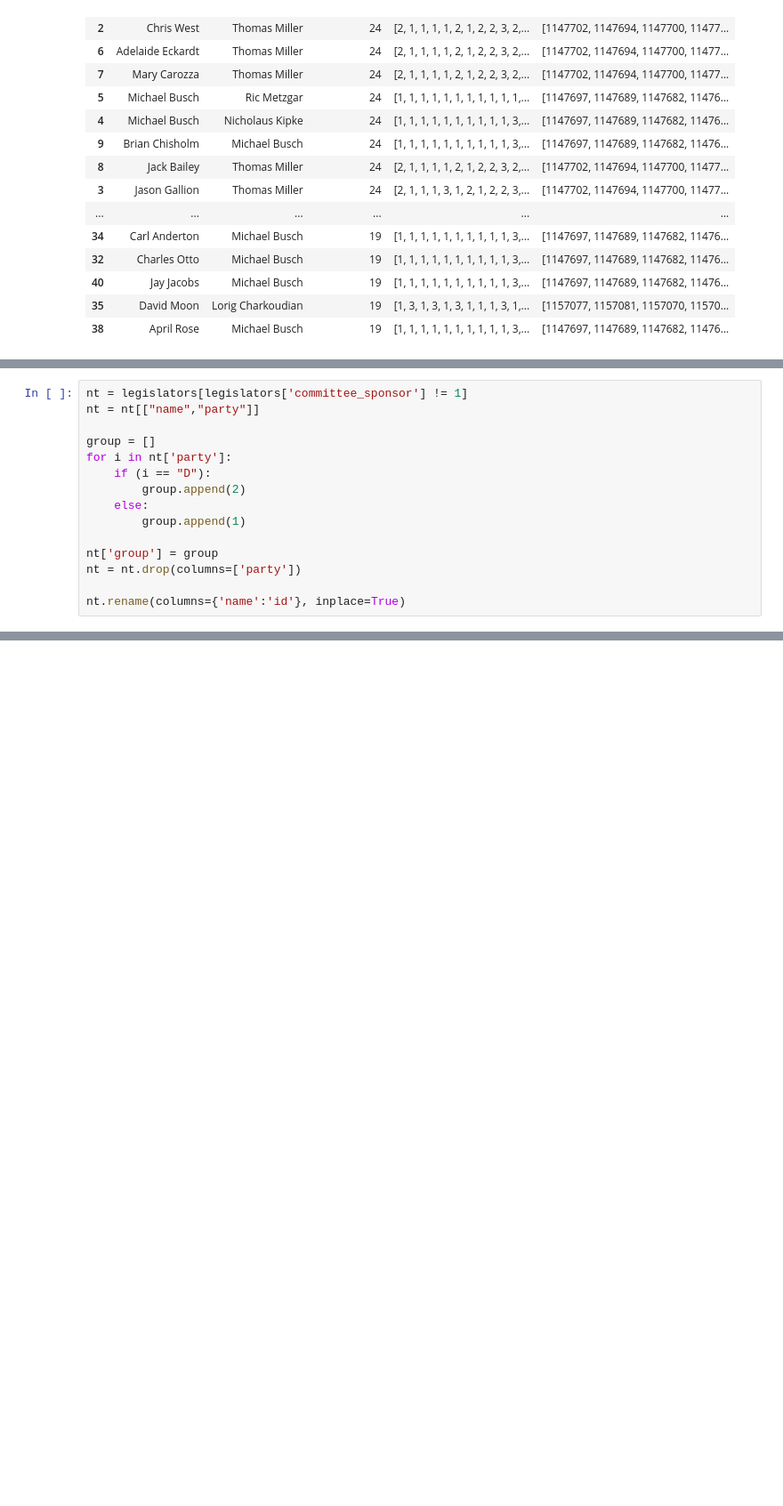
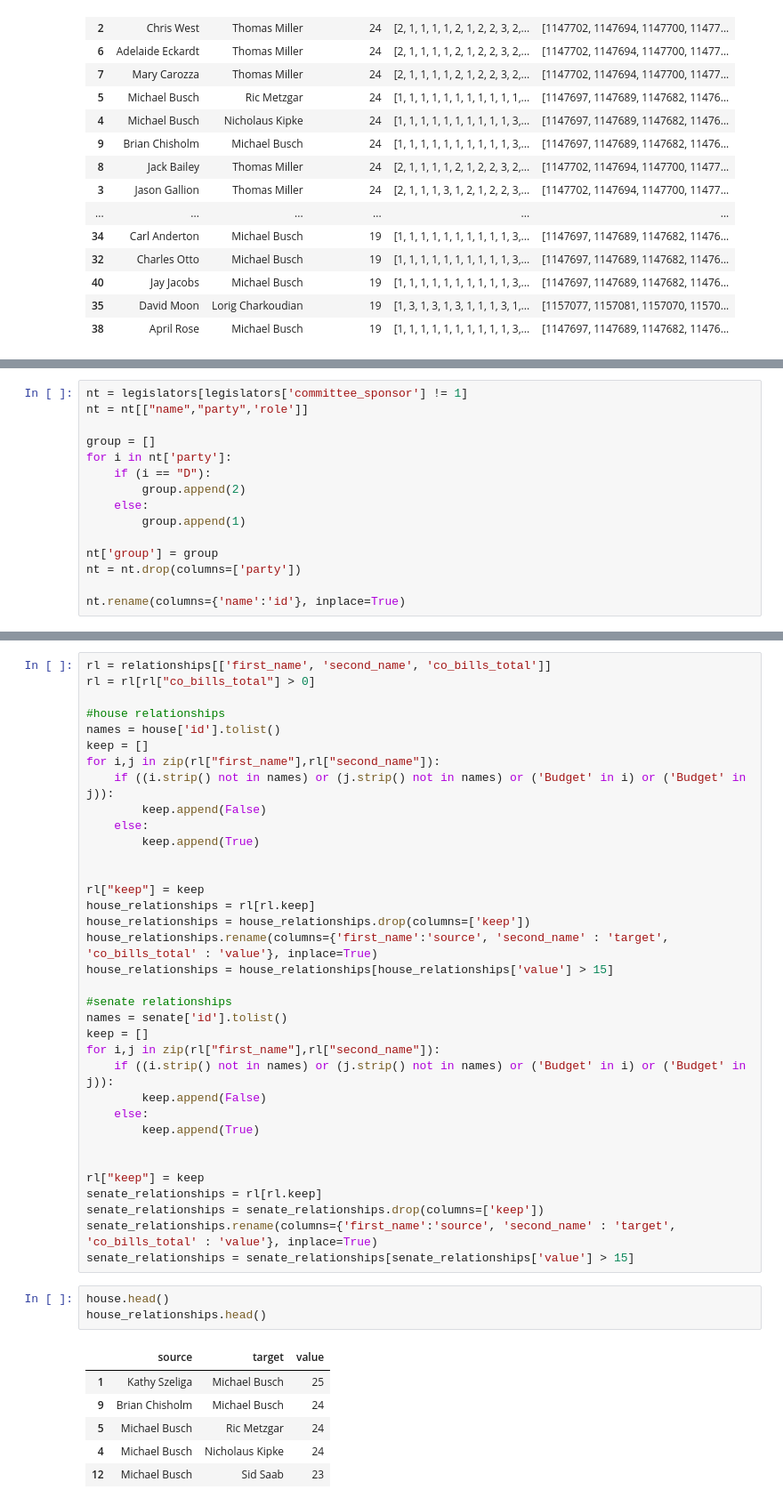
Before and after one commit to Capital-News-Service/maryland-bills-analysis, a Jupyter notebook: Analysis.ipynb, the cells around one changed output, grey strips where cells are left out. Shown: that part at 89% size. Saved outputs shown, nothing was run; the diff lists cells and outputs as text; blank space fills up the shorter version.

```diff
--- a/Analysis.ipynb
+++ b/Analysis.ipynb
@@ -614,6 +405,6 @@ xt.head()
 # %%
 nt = legislators[legislators['committee_sponsor'] != 1]
-nt = nt[["name","party"]]
+nt = nt[["name","party",'role']]
 
 group = []
 for i in nt['party']:
@@ -628,0 +433,45 @@ nt.rename(columns={'name':'id'}, inplace=True)
+# %%
+rl = relationships[['first_name', 'second_name', 'co_bills_total']]
+rl = rl[rl["co_bills_total"] > 0]
+
+#house relationships
+names = house['id'].tolist()
+keep = []
+for i,j in zip(rl["first_name"],rl["second_name"]):
+    if ((i.strip() not in names) or (j.strip() not in names) or ('Budget' in i) or ('Budget' in j)):
+        keep.append(False)
+    else:
+        keep.append(True)
+
+
+rl["keep"] = keep
+house_relationships = rl[rl.keep]
+house_relationships = house_relationships.drop(columns=['keep'])
+house_relationships.rename(columns={'first_name':'source', 'second_name' : 'target', 'co_bills_total' : 'value'}, inplace=True)
+house_relationships = house_relationships[house_relationships['value'] > 15]
+
+#senate relationships
+names = senate['id'].tolist()
+keep = []
+for i,j in zip(rl["first_name"],rl["second_name"]):
+    if ((i.strip() not in names) or (j.strip() not in names) or ('Budget' in i) or ('Budget' in j)):
+        keep.append(False)
+    else:
+        keep.append(True)
+
+
+rl["keep"] = keep
+senate_relationships = rl[rl.keep]
+senate_relationships = senate_relationships.drop(columns=['keep'])
+senate_relationships.rename(columns={'first_name':'source', 'second_name' : 'target', 'co_bills_total' : 'value'}, inplace=True)
+senate_relationships = senate_relationships[senate_relationships['value'] > 15]
+# %%
+house.head()
+house_relationships.head()
+# %% [output]
+|  | source | target | value |
+| 1 | Kathy Szeliga | Michael Busch | 25 |
+| 9 | Brian Chisholm | Michael Busch | 24 |
+| 5 | Michael Busch | Ric Metzgar | 24 |
+| 4 | Michael Busch | Nicholaus Kipke | 24 |
+| 12 | Michael Busch | Sid Saab | 23 |
```
Also changed, not shown: parts of 40 cells of this notebook, 10 other files.
